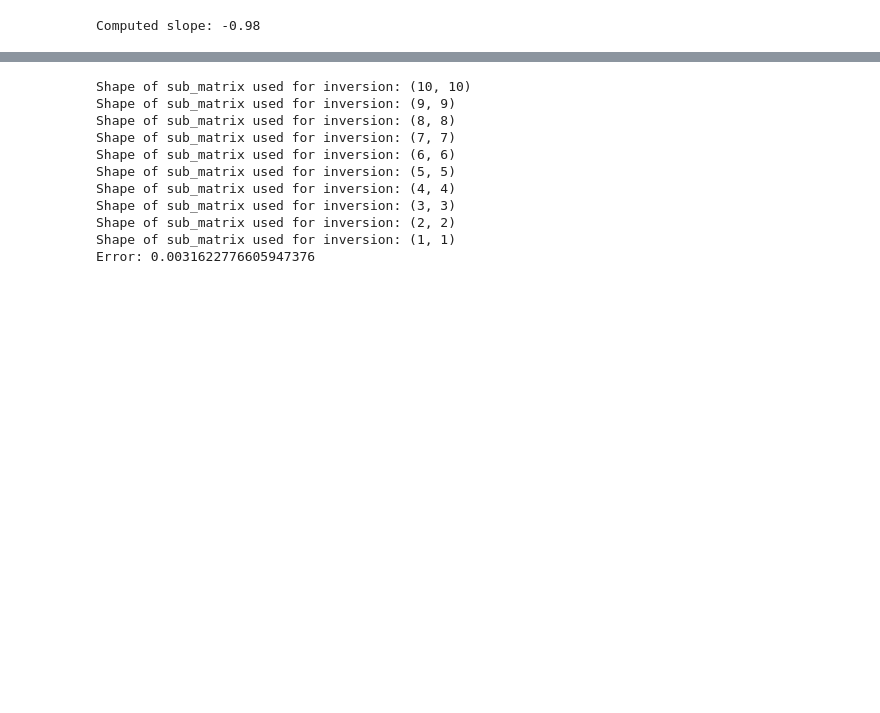
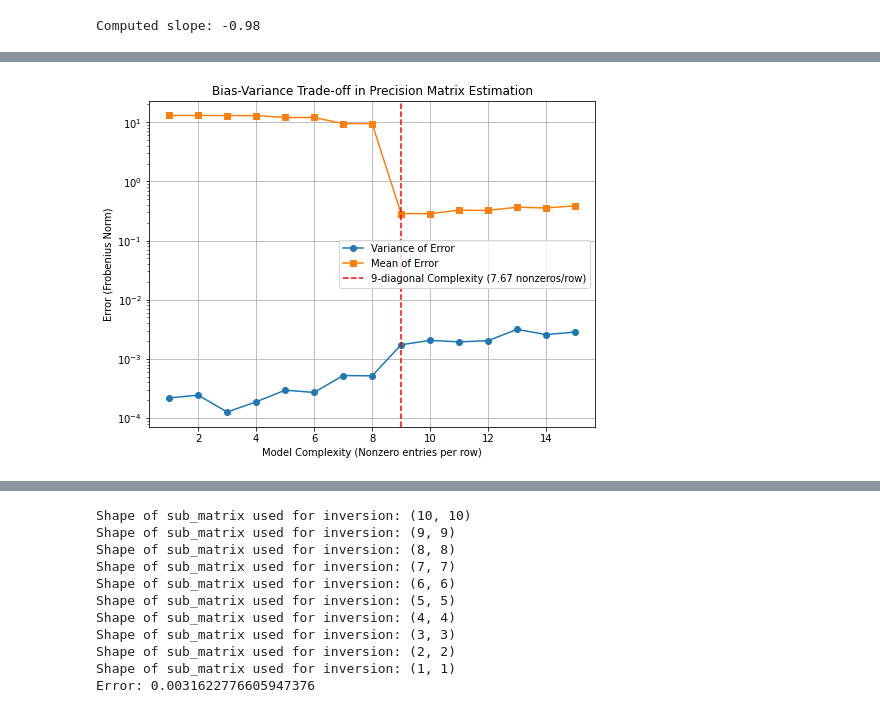
Before and after one commit to kingsleyyeon/PrecisionMatEst, a Jupyter notebook: scalinglimits.ipynb, the cells around one changed output, grey strips where cells are left out. Cells and saved outputs as stored; diff of their text form; code cells hidden in the pictures; blank space fills up the shorter version.

```diff
--- a/scalinglimits.ipynb
+++ b/scalinglimits.ipynb
@@ -602,0 +610,91 @@ Computed slope: -0.98
+# %%
+import numpy as np
+import cvxpy as cp
+import pandas as pd
+import matplotlib.pyplot as plt
+
+def generate_l_diagonal_matrix(n, l, diag_mean=-2, diag_std=0.5, offdiag_mean=1, offdiag_std=0.2):
+    """
+    Generate a random l-diagonal symmetric positive definite precision matrix of size n x n.
+    """
+    matrix = np.zeros((n, n))
+    main_diag = np.random.normal(diag_mean, diag_std, n)
+    np.fill_diagonal(matrix, main_diag)
+    for band in range(1, l):
+        off_diag = np.random.normal(offdiag_mean, offdiag_std, n - band)
+        matrix += np.diag(off_diag, k=band) + np.diag(off_diag, k=-band)
+    min_eig = np.min(np.linalg.eigvalsh(matrix))
+    if min_eig <= 0:
+        matrix += np.eye(n) * (0.1 - min_eig)
+    return matrix
+
+def create_sparsity_pattern(n, k):
+    """
+    Create a sparsity pattern with k nonzero entries per row from the diagonal outward.
+    """
+    sparsity_pattern = []
+    half_bandwidth = (k - 1) // 2
+    for i in range(n):
+        indices = [i]
+        for band in range(1, half_bandwidth + 1):
+            if i - band >= 0:
+                indices.append(i - band)
+            if i + band < n:
+                indices.append(i + band)
+        sparsity_pattern.append(sorted(set(indices)))
+    return sparsity_pattern
+
+def estimate_theta(YTY, sparsity_pattern, n, m):
+    Theta = cp.Variable((n, n), PSD=True)
+    constraints = [Theta[i, j] == 0 for i in range(n) for j in range(n) if j not in sparsity_pattern[i]]
+    objective = cp.Minimize(0.5 * cp.trace(Theta @ YTY) - (m / 2) * cp.log_det(Theta))
+    problem = cp.Problem(objective, constraints)
+    problem.solve(solver=cp.SCS, verbose=False)
+    return Theta.value
+
+n = 15  # Matrix size
+l = 5   # Half-bandwidth (5 lower + 5 upper diagonals = 9-diagonal matrix)
+true_theta = generate_l_diagonal_matrix(n, l)
+true_cov = np.linalg.inv(true_theta)
+
+num_trials = 100
+m = 10000
+complexities = range(1, n + 1)
+
+variance_list = []
+mean_error_list = []
+
+for k in complexities:
+    errors = []
+    sparsity_pattern = create_sparsity_pattern(n, k)
+    for trial in range(num_trials):
+        Y = np.random.multivariate_normal(np.zeros(n), true_cov, size=m)
+        YTY = Y.T @ Y
+        Theta_est = estimate_theta(YTY, sparsity_pattern, n, m)
+        if Theta_est is not None:
+            errors.append(np.linalg.norm(Theta_est - true_theta, 'fro'))
+    Theta_est_df = pd.DataFrame(Theta_est, columns=[f"Col {i}" for i in range(n)], index=[f"Row {i}" for i in range(n)])
+    print(f"\nTheta_est for complexity {k} nonzero entries per row:\n")
+    print(Theta_est_df)
+    is_valid = all(np.abs(Theta_est[i, j]) < 1e-8 for i in range(n) for j in range(n) if j not in sparsity_pattern[i])
+    print(f"Constraints satisfied for complexity {k}: {is_valid}\n")
+    variance_list.append(np.var(errors))
+    mean_error_list.append(np.mean(errors))
+
+# Compute the correct degrees of freedom for the chosen l-diagonal matrix
+dof_threshold = n * (2 * l - 1) - (l * (l - 1))
+
+plt.figure(figsize=(8, 6))
+plt.semilogy(complexities, variance_list, marker='o', label='Variance of Error')
+plt.semilogy(complexities, mean_error_list, marker='s', label='Mean of Error')
+plt.xlabel("Model Complexity (Nonzero entries per row)")
+plt.ylabel("Error (Frobenius Norm)")
+plt.title("Bias-Variance Trade-off in Precision Matrix Estimation")
+
+plt.axvline(x=9, color='red', linestyle='--', label=f'9-diagonal Complexity ({dof_threshold / n:.2f} nonzeros/row)')
+plt.legend()
+plt.grid(True)
+plt.show()
+
+print("true_theta = \n", pd.DataFrame(true_theta))
+# %% [output]
@@ -602,0 +718 @@ Computed slope: -0.98
+[figure, added]
```
Also changed, not shown: parts of 13 cells of this notebook.
